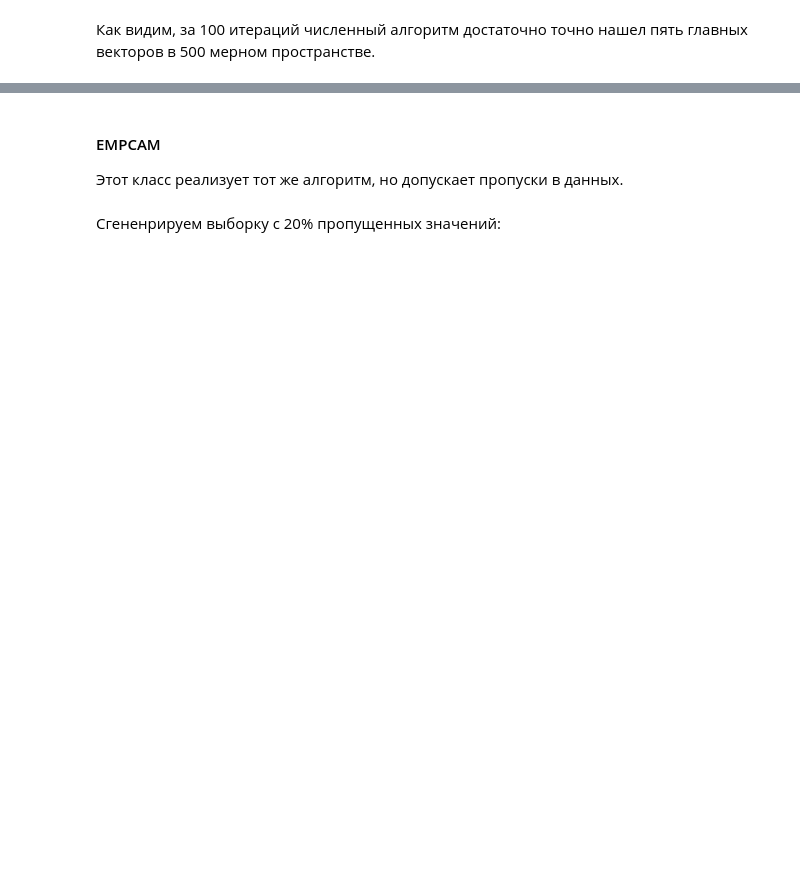
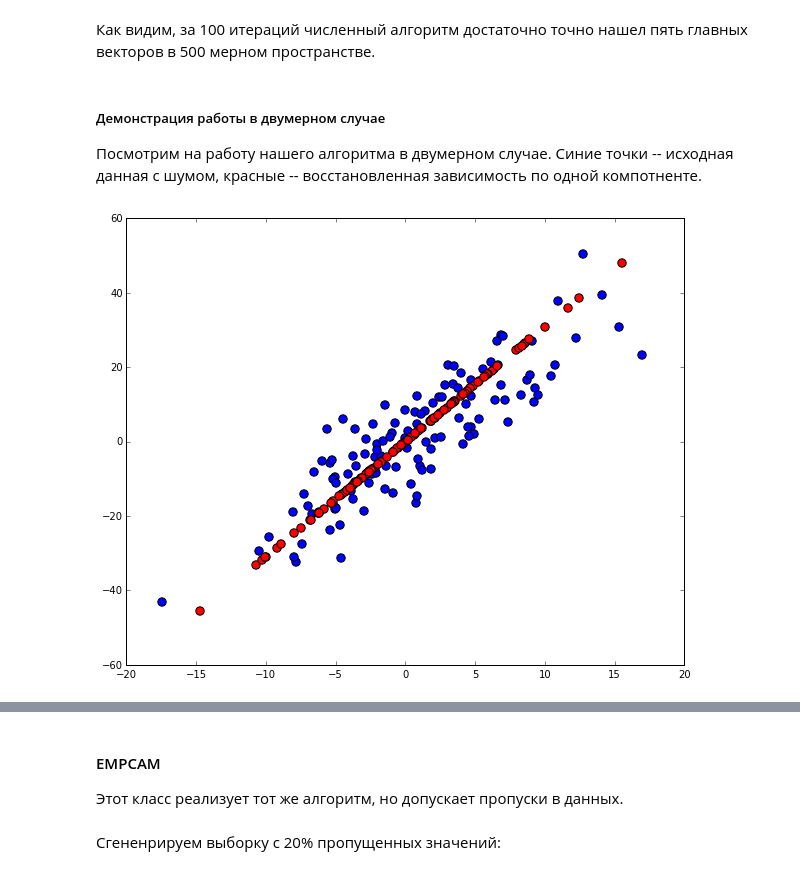
Before and after one commit to ArtsemZhuk/EMPCA, a Jupyter notebook: Examples.ipynb, the cells around one changed output, grey strips where cells are left out. Cells and saved outputs as stored; diff of their text form; code cells hidden in the pictures; blank space fills up the shorter version.

Commit message:
some graphs added

```diff
--- a/Examples.ipynb
+++ b/Examples.ipynb
@@ -99,2 +96,19 @@ empca ratio:
 # %% [markdown]
 Как видим, за 100 итераций численный алгоритм достаточно точно нашел пять главных векторов в 500 мерном пространстве.
+# %% [markdown]
+##### Демонстрация работы в двумерном случае
+Посмотрим на работу нашего алгоритма в двумерном случае. Синие точки -- исходная данная с шумом, красные -- восстановленная зависимость по одной компотненте.
+# %%
+W = np.array([[5, 15]]).T
+X, W, T = random_model(120, 2, 1, W=W, eps=10)
+Xt = deepcopy(X) # original data
+
+empca = EMPCA(n_components=1, n_iter=100)
+Xf = empca.fit_transform(X).dot(empca.components_)
+
+plt.figure(figsize=(10, 8))
+plt.scatter(Xt[:, 0], Xt[:, 1], c='b', cmap='summer', s=70)
+plt.scatter(Xf[:, 0], Xf[:, 1], c='r', cmap='summer', s=70)
+plt.show()
+# %% [output]
+[figure, added]
```
Also changed, not shown: parts of 11 cells of this notebook, 1 other file.
